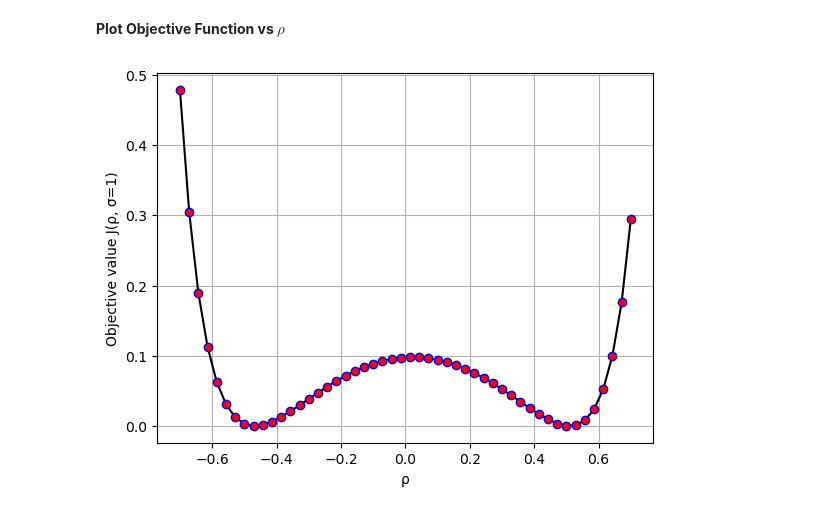
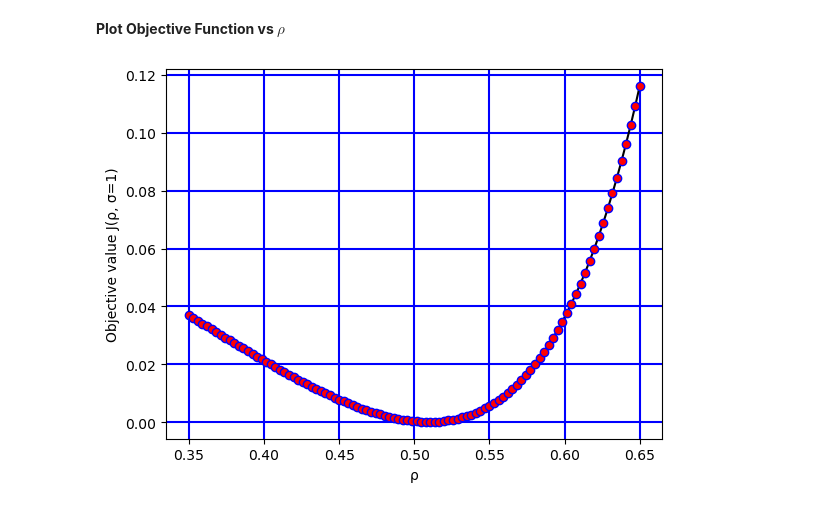
Before and after one commit to Mahan-Rezaeiii/Simulated-Method-of-Moments, a Jupyter notebook: Code/main.ipynb, the cells around one changed output. Drawn from its saved outputs; the diff is of its cells as text; code cells hidden in the pictures.

```diff
--- a/Code/main.ipynb
+++ b/Code/main.ipynb
@@ -281,15 +282,16 @@ plt.show()
 **Plot Objective Function vs $\rho$**
 # %%
 sigma_fixed = 1.0
-rho_vals = np.linspace(-0.7, 0.7, 50)
+rho_vals = np.linspace(0.35, 0.65, 100)
 J_vals = [obj_func([r, sigma_fixed], w=np.eye(2), moment_idx=[0, 1]) for r in rho_vals]
 
+plt.figure()
 plt.plot(rho_vals, J_vals, marker='.', markersize=12,
     markerfacecolor='red', markeredgecolor='blue',
     linestyle='-', color='black')
 plt.xlabel("ρ")
 plt.ylabel("Objective value J(ρ, σ=1)")
-plt.grid(True)
+plt.grid(True, color="b", linewidth=1.5)
 plt.show()
 # %% [output]
-[figure, old version]
+[figure, new version]
```
Also changed, not shown: parts of 5 cells of this notebook.
